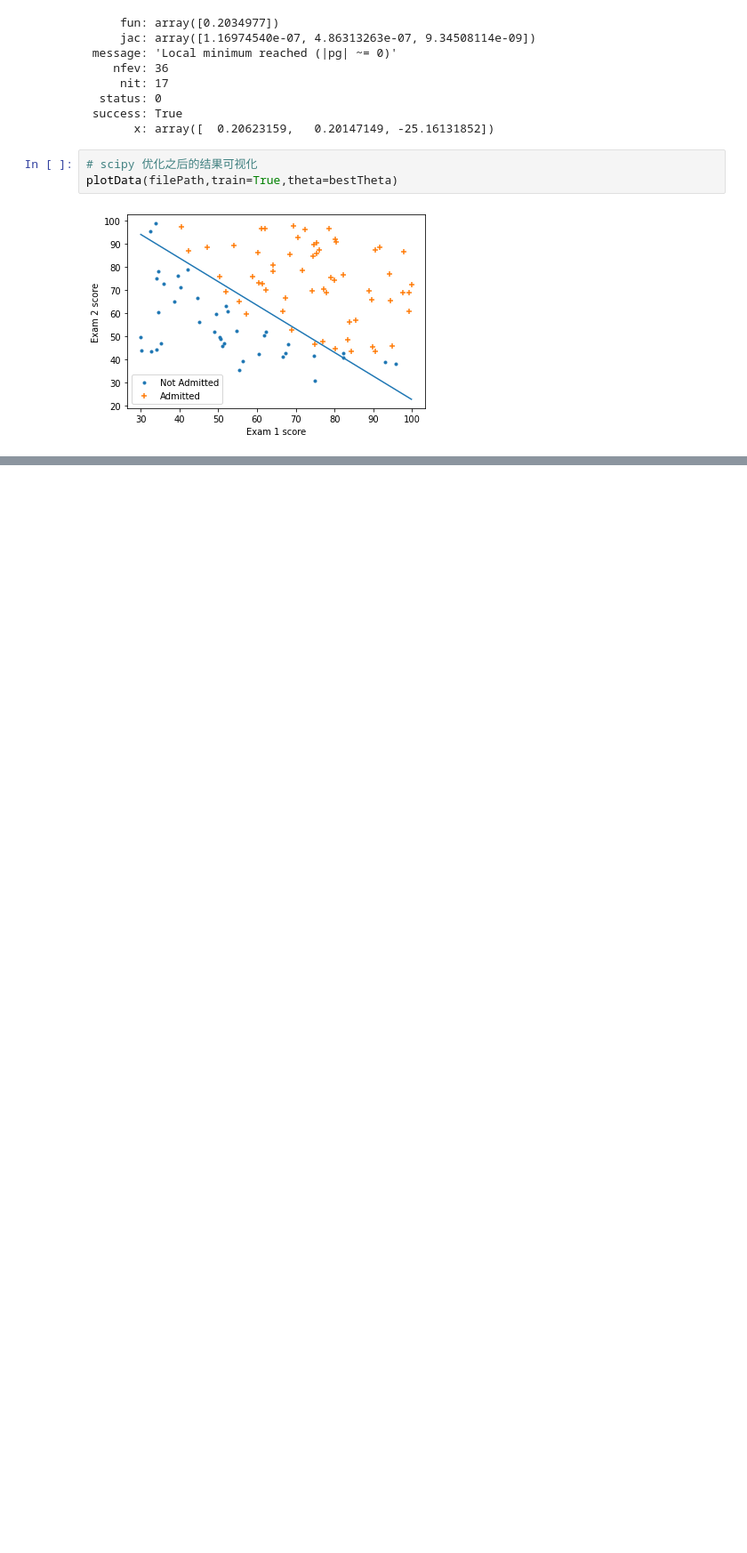
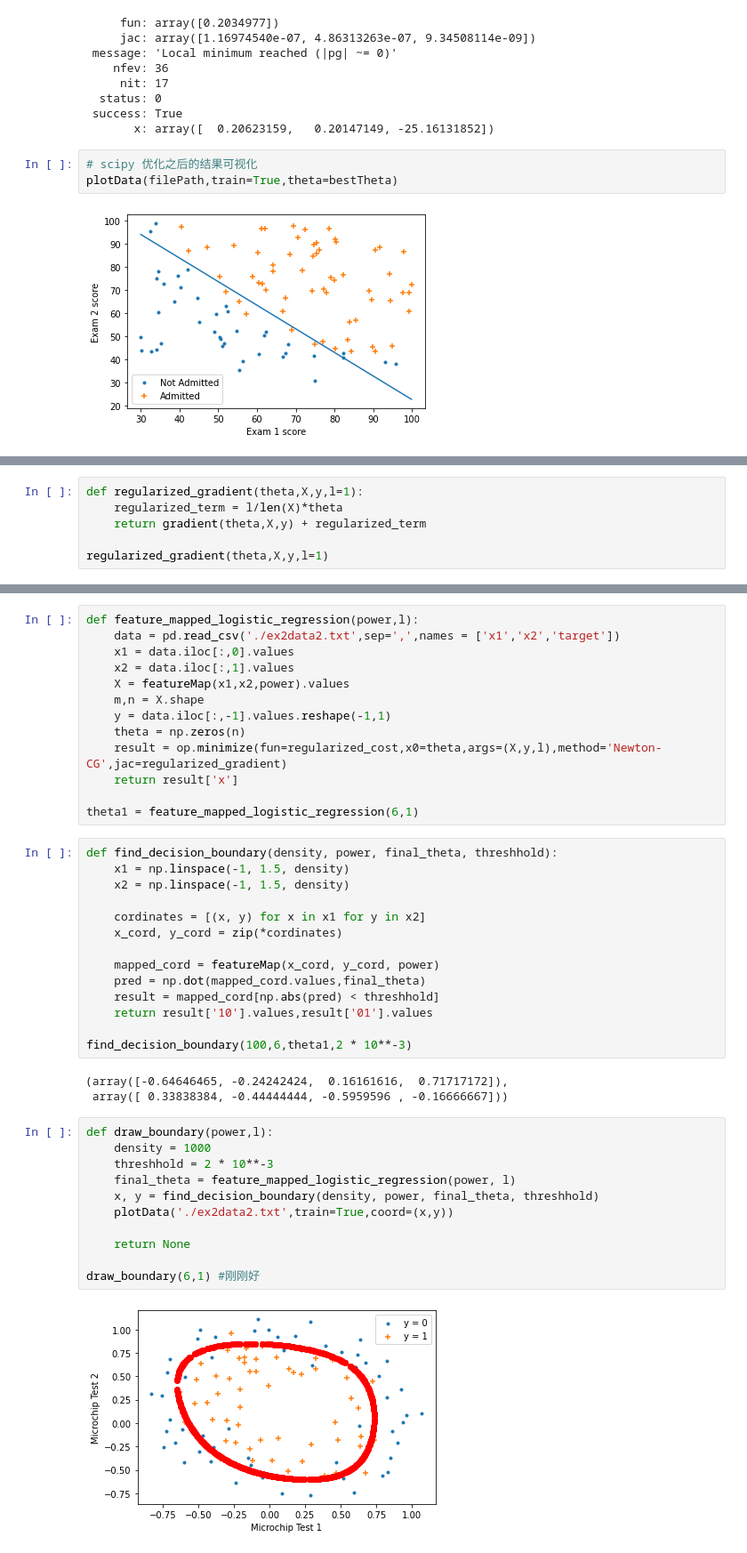
Before and after one commit to Chenyanzhan/MachineLeaarning-Andrew-Ng, a Jupyter notebook: ex2-LogisticRegression/LogisticRegression.ipynb, the cells around one changed output, grey strips where cells are left out. Shown: that part at 89% size. Drawn from its saved outputs; the diff is of its cells as text; blank space fills up the shorter version.

```diff
--- a/ex2-LogisticRegression/LogisticRegression.ipynb
+++ b/ex2-LogisticRegression/LogisticRegression.ipynb
@@ -98,0 +162,6 @@ plotData(filePath,train=True,theta=bestTheta)
+# %%
+def regularized_gradient(theta,X,y,l=1):
+    regularized_term = l/len(X)*theta
+    return gradient(theta,X,y) + regularized_term
+
+regularized_gradient(theta,X,y,l=1)
@@ -98,0 +208,43 @@ plotData(filePath,train=True,theta=bestTheta)
+# %%
+def feature_mapped_logistic_regression(power,l):
+    data = pd.read_csv('./ex2data2.txt',sep=',',names = ['x1','x2','target'])
+    x1 = data.iloc[:,0].values
+    x2 = data.iloc[:,1].values
+    X = featureMap(x1,x2,power).values
+    m,n = X.shape
+    y = data.iloc[:,-1].values.reshape(-1,1)
+    theta = np.zeros(n)
+    result = op.minimize(fun=regularized_cost,x0=theta,args=(X,y,l),method='Newton-CG',jac=regularized_gradient)
+    return result['x']
+
+theta1 = feature_mapped_logistic_regression(6,1)
+# %%
+def find_decision_boundary(density, power, final_theta, threshhold):
+    x1 = np.linspace(-1, 1.5, density)
+    x2 = np.linspace(-1, 1.5, density)
+
+    cordinates = [(x, y) for x in x1 for y in x2]
+    x_cord, y_cord = zip(*cordinates)
+
+    mapped_cord = featureMap(x_cord, y_cord, power)
+    pred = np.dot(mapped_cord.values,final_theta)
+    result = mapped_cord[np.abs(pred) < threshhold]
+    return result['10'].values,result['01'].values
+
+find_decision_boundary(100,6,theta1,2 * 10**-3)
+# %% [output]
+(array([-0.64646465, -0.24242424,  0.16161616,  0.71717172]),
+ array([ 0.33838384, -0.44444444, -0.5959596 , -0.16666667]))
+# %%
+def draw_boundary(power,l):
+    density = 1000
+    threshhold = 2 * 10**-3
+    final_theta = feature_mapped_logistic_regression(power, l)
+    x, y = find_decision_boundary(density, power, final_theta, threshhold)
+    plotData('./ex2data2.txt',train=True,coord=(x,y))
+
+    return None
+
+draw_boundary(6,1) #刚刚好
+# %% [output]
+[figure, added]
```
Also changed, not shown: parts of 11 cells of this notebook, 1 other file.
